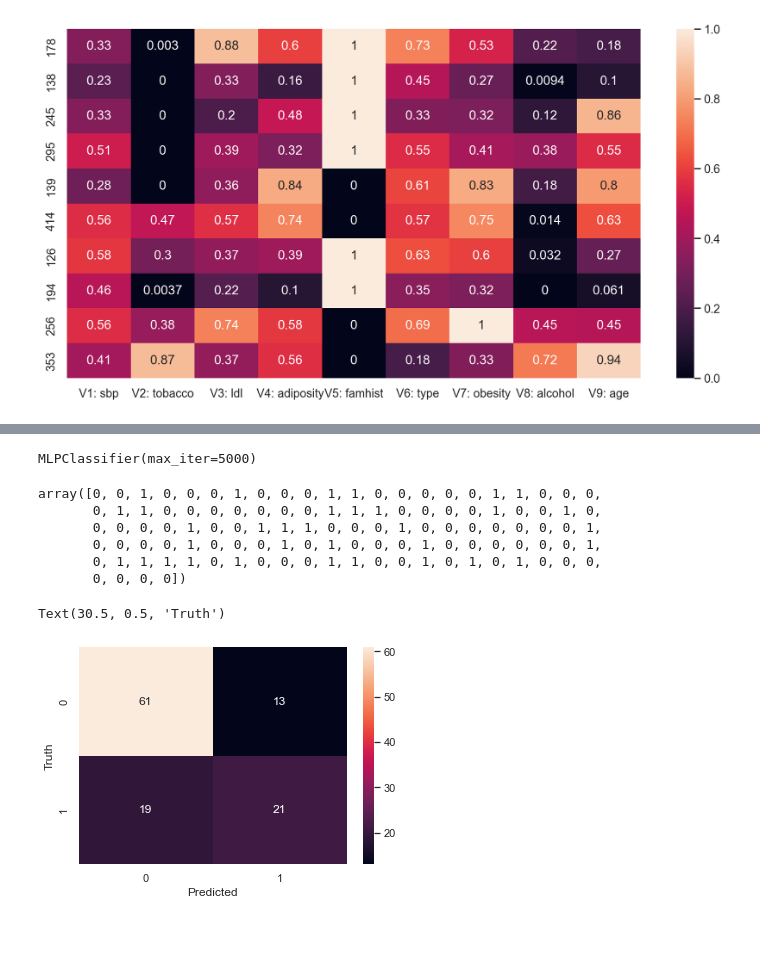
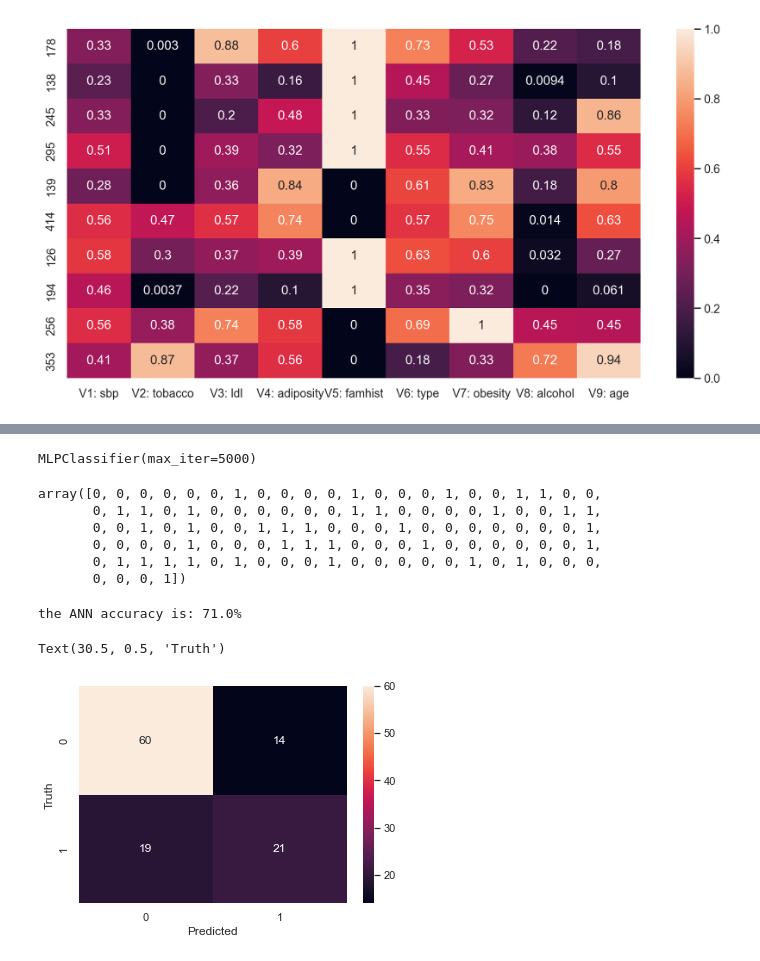
Before and after one commit to RyanJones999/AI-Assignment2, a Jupyter notebook: HeartDisease_Prediction.ipynb, the cells around one changed output, grey strips where cells are left out. Drawn from its saved outputs; the diff is of its cells as text; code cells hidden in the pictures; blank space fills up the shorter version.

Commit message:
built the neural network and trained the dataset. Got a training dataset and a testing dataset. This closes #5

```diff
--- a/HeartDisease_Prediction.ipynb
+++ b/HeartDisease_Prediction.ipynb
@@ -203,7 +196,7 @@ df.plot(x='V9: age',y='V8: alcohol',kind='scatter',figsize =(10,5))
 ## Testing and Training
 # %%
 # splitting the data into test and train having a test size of 20% and 80% train size
-X_train, X_test, y_train, y_test = train_test_split(df[attr], df['Class: chd'], test_size=0.3, random_state=0)
+Xtrain, Xtest, ytrain, ytest = tts(df[attr], df['Class: chd'], test_size=0.3, random_state=0)
 # %%
 sns.set()
 plt.figure(figsize=(12, 6), dpi=200)
@@ -235,9 +225,20 @@ base line accuracy: 65.0%
 # %%
 mlp = MLPClassifier(max_iter=5000)
-
 para = {'solver': ['lbfgs'],
              'alpha':[1e-4],
-             'hidden_layer_sizes':(9,14,14,2),   # 9 input, 14-14 neuron in 2 layers,1 output layer
+             'hidden_layer_sizes':(9,20,20,2),   # 9 input, 14-14 neuron in 2 layers,1 output layer
              'random_state': [1234],
              'max_iter':[10000],
              'early_stopping':[False]}
+
+score = make_scorer(accuracy_score)
+
+# Run grid search
+grid = GridSearchCV(mlp, para, scoring=score,cv = 5)
+grid = grid.fit(Xtrain, ytrain)
+
+# Pick the best combination of parameters
+ann_clf = grid.best_estimator_
+mlp.fit(Xtrain, ytrain)
+# %% [output]
+MLPClassifier(max_iter=5000)
@@ -254,24 +245,24 @@ ann_clf = grid_obj.best_estimator_
-# %%
-mlp.fit(X_train, y_train)
-# %% [output]
-MLPClassifier(max_iter=5000)
 # %%
-mlp_pred = mlp.predict(X_test)
+mlp_pred = mlp.predict(Xtest)
 mlp_pred
 # %% [output]
-array([0, 0, 1, 0, 0, 0, 1, 0, 0, 0, 1, 1, 0, 0, 0, 0, 0, 1, 1, 0, 0, 0,
-       0, 1, 1, 0, 0, 0, 0, 0, 0, 0, 1, 1, 1, 0, 0, 0, 0, 1, 0, 0, 1, 0,
-       0, 0, 0, 0, 1, 0, 0, 1, 1, 1, 0, 0, 0, 1, 0, 0, 0, 0, 0, 0, 0, 1,
-       0, 0, 0, 0, 1, 0, 0, 0, 1, 0, 1, 0, 0, 0, 1, 0, 0, 0, 0, 0, 0, 1,
-       0, 1, 1, 1, 1, 0, 1, 0, 0, 0, 1, 1, 0, 0, 1, 0, 1, 0, 1, 0, 0, 0,
-       0, 0, 0, 0])
+array([0, 0, 0, 0, 0, 0, 1, 0, 0, 0, 0, 1, 0, 0, 0, 1, 0, 0, 1, 1, 0, 0,
+       0, 1, 1, 0, 1, 0, 0, 0, 0, 0, 0, 1, 1, 0, 0, 0, 0, 1, 0, 0, 1, 1,
+       0, 0, 1, 0, 1, 0, 0, 1, 1, 1, 0, 0, 0, 1, 0, 0, 0, 0, 0, 0, 0, 1,
+       0, 0, 0, 0, 1, 0, 0, 0, 1, 1, 1, 0, 0, 0, 1, 0, 0, 0, 0, 0, 0, 1,
+       0, 1, 1, 1, 1, 0, 1, 0, 0, 0, 1, 0, 0, 0, 0, 0, 1, 0, 1, 0, 0, 0,
+       0, 0, 0, 1])
+# %%
+mlp_acc = accuracy_score(ytest, mlp_pred)
+print(f'the ANN accuracy is: {round(mlp_acc * 100, 0)}%' )
+# %% [output]
+the ANN accuracy is: 71.0%
 # %%
-mlp_hm = tf.math.confusion_matrix(labels=y_test, predictions=mlp_pred)
+cm = tf.math.confusion_matrix(labels=ytest, predictions=mlp_pred)
 
-plt.Figure(figsize=(9,7))
-sns.heatmap(mlp_hm,annot =True,fmt = 'd')
+sns.heatmap(cm,annot =True,fmt = 'd')
 plt.xlabel('Predicted')
 plt.ylabel('Truth')
 # %% [output]
 Text(30.5, 0.5, 'Truth')
-[figure, old version]
+[figure, new version]
```
Also changed, not shown: parts of 16 cells of this notebook.
